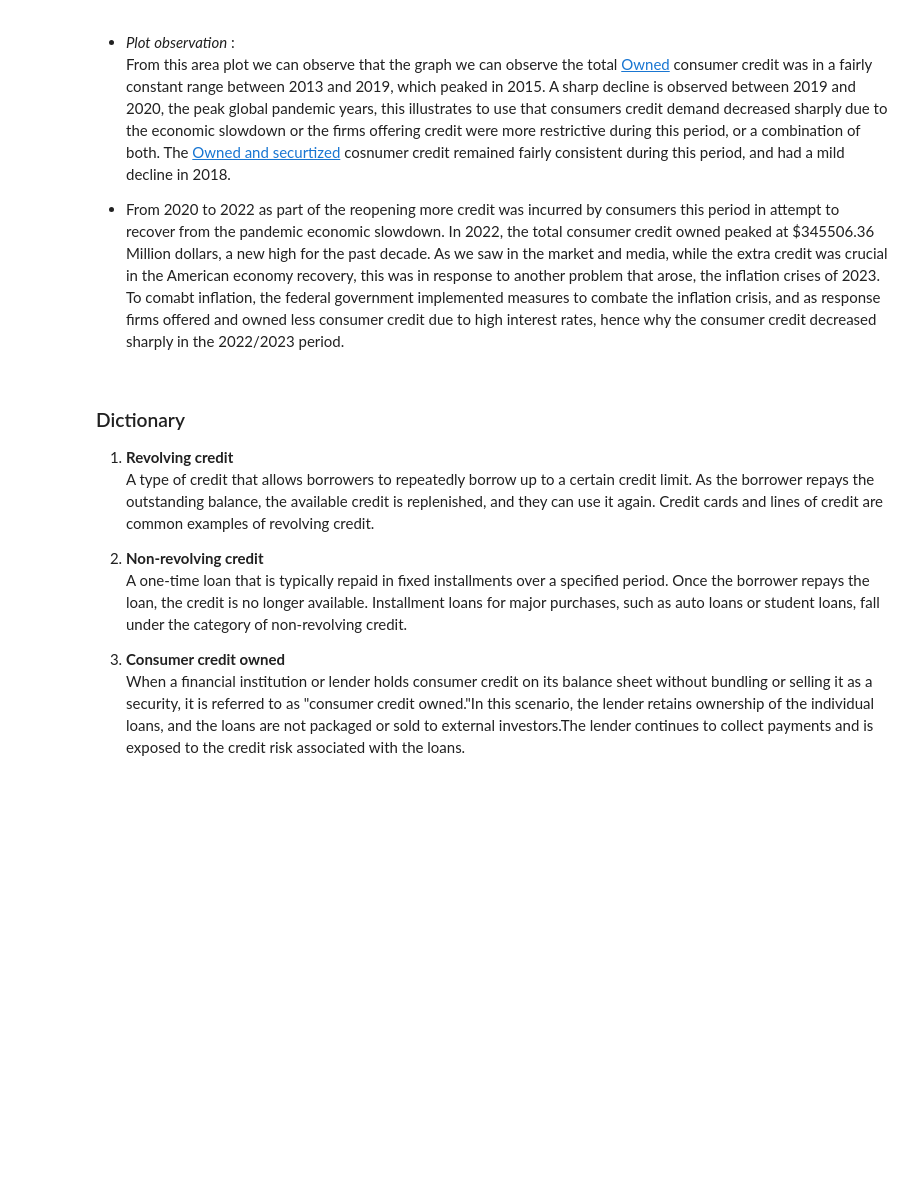
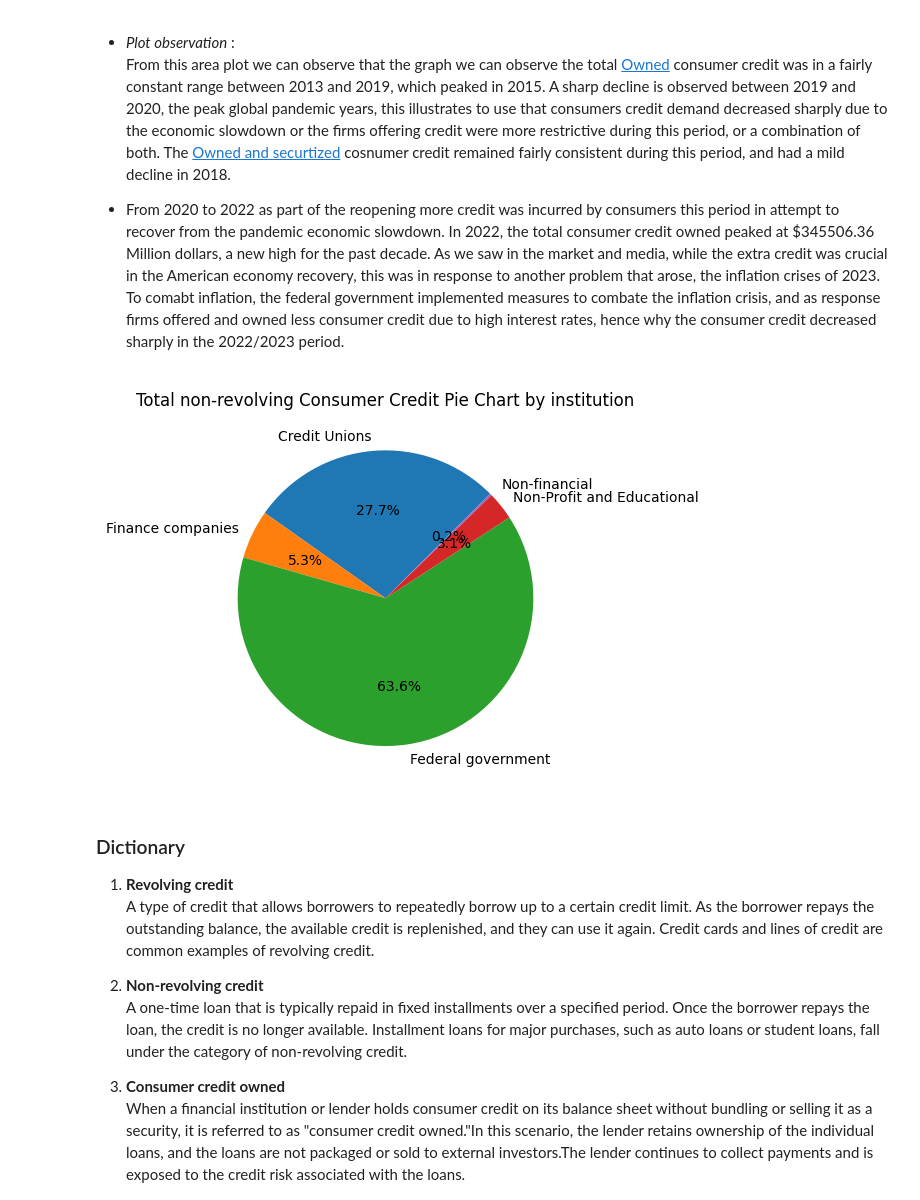
Before and after one commit to S3Stan/Federal_Reserve_Analytics, a Jupyter notebook: ConsumerCredit_NB.ipynb, the cells around one changed output. Drawn from its saved outputs; the diff is of its cells as text; code cells hidden in the pictures; blank space fills up the shorter version.

Commit message:
1. Cons credit update

```diff
--- a/ConsumerCredit_NB.ipynb
+++ b/ConsumerCredit_NB.ipynb
@@ -178,12 +178,14 @@ TC_ratio_grouped_data = TC_ratio_df.groupby('Year')[['Net Credit owned and secur
 #PLOT 4
 
 NR_total_by_firm_dict = {
-    "Credit Unions": round(sum(NR_credit_owned['Credit Unions']), 4),
-    "Finance companies": round(sum(NR_credit_owned['Finance companies']), 4),
-    "Federal government": round(sum(NR_credit_owned['Federal government']), 4),
-    "Non-Profit and Educational": round(sum(NR_credit_owned['Non-Profit and Educational']), 4),
-    "Non-financial": round(sum(NR_credit_owned['Non-financial']), 4),
+    "Credit Unions": abs(round(sum(NR_credit_owned['Credit Unions']), 4)),
+    "Finance companies": abs(round(sum(NR_credit_owned['Finance companies']), 4)),
+    "Federal government": abs(round(sum(NR_credit_owned['Federal government']), 4)),
+    "Non-Profit and Educational": abs(round(sum(NR_credit_owned['Non-Profit and Educational']), 4)),
+    "Non-financial": abs(round(sum(NR_credit_owned['Non-financial']), 4)),
 }
+
+NR_total_by_firm_dict
 # %% [output]
 {'Credit Unions': 367152.88,
  'Finance companies': 70734.84,
@@ -360,6 +362,17 @@ importLibrary.plt.show()
 From this area plot we can observe that the  graph we can observe the total [Owned](#Dictionary) consumer credit was in a fairly constant range between 2013 and 2019, which peaked in 2015. A sharp decline is observed between 2019 and 2020, the peak global pandemic years, this illustrates to use that consumers credit demand decreased sharply due to the economic slowdown or the firms offering credit were more restrictive during this period, or a combination of both. The [Owned and securtized](#Dictionary) cosnumer credit remained fairly consistent during this period, and had a mild decline in 2018.
 
 - From 2020 to 2022 as part of the reopening more credit was incurred by consumers this period in attempt to recover from the pandemic economic slowdown. In 2022, the total consumer credit owned peaked at $345506.36 Million dollars, a new high for the past decade. As we saw in the market and media, while the extra credit was crucial in the American economy recovery, this was in response to another problem that arose, the inflation crises of 2023. To comabt inflation, the federal government implemented measures to combate the inflation crisis, and as response firms offered and owned less consumer credit due to high interest rates, hence why the consumer credit decreased sharply in the 2022/2023 period.
+# %%
+# Plot Non-revolving Consumer Credit pie chart by institution
+
+Pie_chart_labels = list(NR_total_by_firm_dict.keys())
+Pie_chart_values = list(NR_total_by_firm_dict.values())
+
+importLibrary.plt.title('Total non-revolving Consumer Credit Pie Chart by institution', loc='center')
+importLibrary.plt.pie(Pie_chart_values, labels=Pie_chart_labels, autopct='%1.1f%%', startangle=45)
+importLibrary.plt.show()
+# %% [output]
+[figure, added]
 # %% [markdown]
 ### Dictionary
 
```
Also changed, not shown: parts of 1 cell of this notebook.
